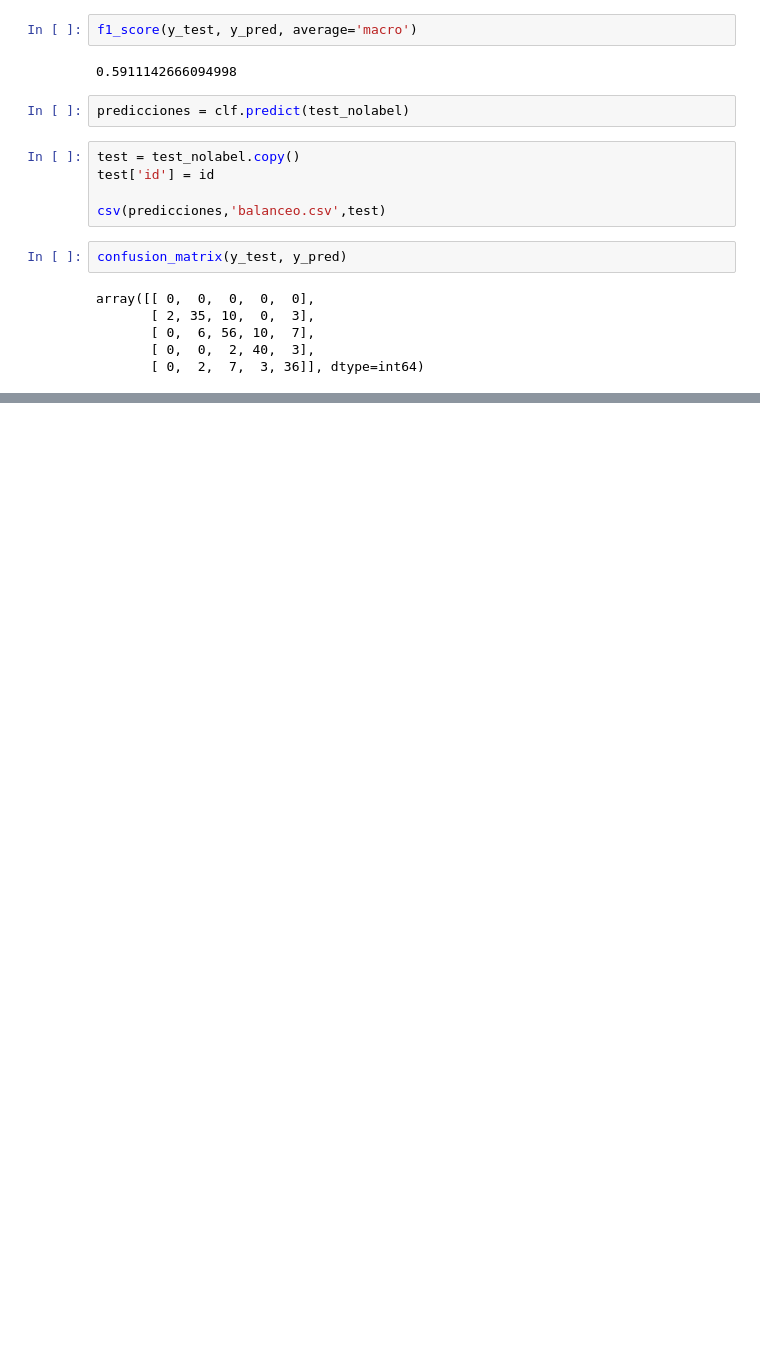
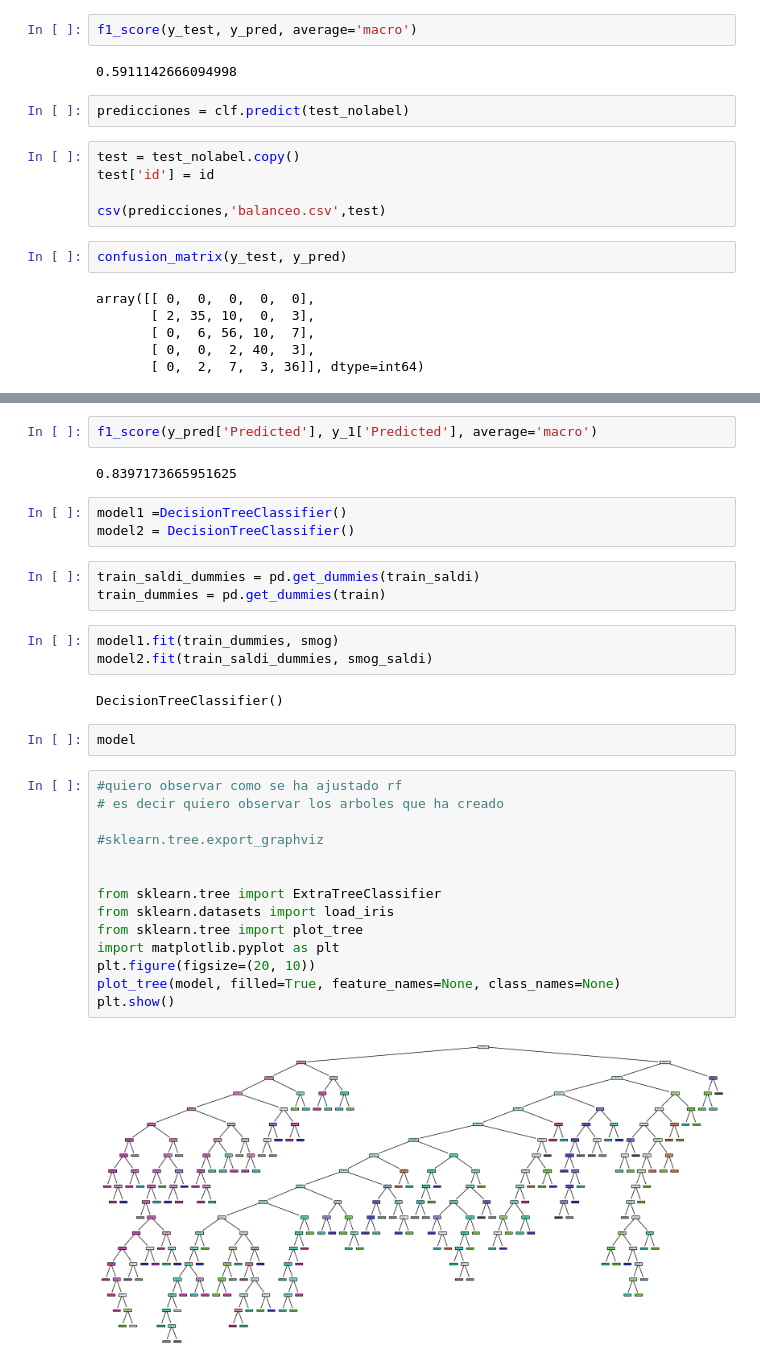
Before and after one commit to Kraslo/APAU_SMOG_PREDICTION_3RDGROUP, a Jupyter notebook: codigo/predicción_andy.ipynb, the cells around one changed output, grey strips where cells are left out. Cells and saved outputs as stored; diff of their text form; blank space fills up the shorter version.

```diff
--- a/codigo/predicción_andy.ipynb
+++ b/codigo/predicción_andy.ipynb
@@ -1066,0 +1765,33 @@ array([[ 0,  0,  0,  0,  0],
+# %%
+f1_score(y_pred['Predicted'], y_1['Predicted'], average='macro')
+# %% [output]
+0.8397173665951625
+# %%
+model1 =DecisionTreeClassifier()
+model2 = DecisionTreeClassifier()
+# %%
+train_saldi_dummies = pd.get_dummies(train_saldi)
+train_dummies = pd.get_dummies(train)
+# %%
+model1.fit(train_dummies, smog)
+model2.fit(train_saldi_dummies, smog_saldi)
+# %% [output]
+DecisionTreeClassifier()
+# %%
+model
+# %%
+#quiero observar como se ha ajustado rf
+# es decir quiero observar los arboles que ha creado
+
+#sklearn.tree.export_graphviz
+
+
+from sklearn.tree import ExtraTreeClassifier
+from sklearn.datasets import load_iris
+from sklearn.tree import plot_tree
+import matplotlib.pyplot as plt
+plt.figure(figsize=(20, 10))
+plot_tree(model, filled=True, feature_names=None, class_names=None)
+plt.show()
+# %% [output]
+[figure, added]
```
Also changed, not shown: parts of 106 cells of this notebook, 14 other files.
